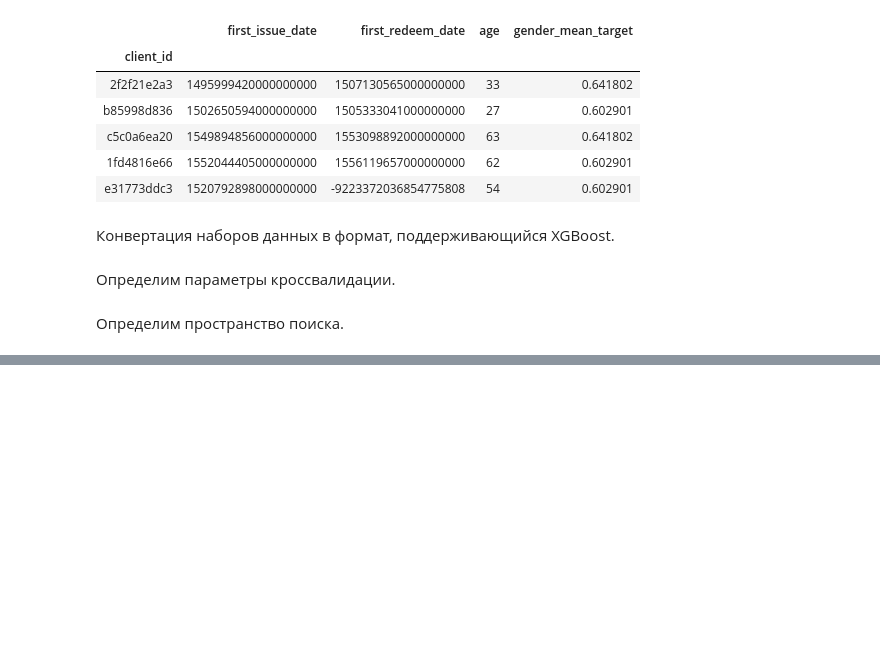
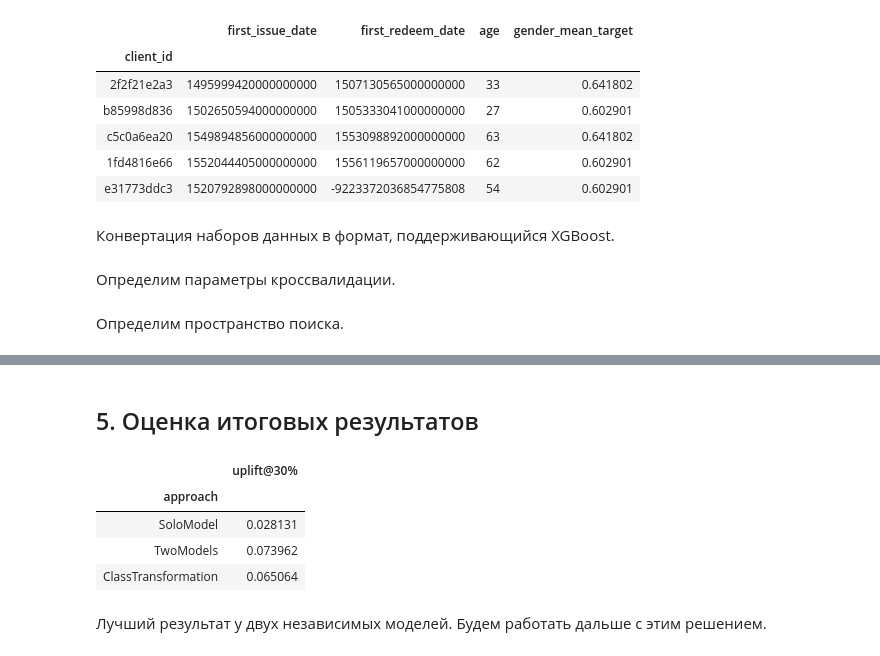
Before and after one commit to doksketch/call-you-maybe, a Jupyter notebook: sandbox/00_baseline.ipynb, the cells around one changed output, grey strips where cells are left out. Cells and saved outputs as stored; diff of their text form; code cells hidden in the pictures; blank space fills up the shorter version.

```diff
--- a/sandbox/00_baseline.ipynb
+++ b/sandbox/00_baseline.ipynb
@@ -275,0 +400,29 @@ train_params = {'num_boost_round': 200,
+# %%
+ct = ClassTransformation(xgb.XGBClassifier(params={'alpha':0.7671748089960383,
+                                   'booster': 'gbtree',
+                                   'colsample_bytree': 0.5512147435147441,
+                                   'eta': 0.1265523526773935,
+                                   'lambda': 0.9663740209908993,
+                                    'max_depth': 1,
+                                    'min_child_weight': 16.67544601744243,
+                                    'subsample': 0.538227954867007}, **train_params))
+ct = ct.fit(train_mean_target_part, y_train, treat_train)
+uplift_ct = ct.predict(X_valid)
+
+ct_score_30 = uplift_at_k(y_true=y_valid, uplift=uplift_ct, treatment=treat_valid, strategy='by_group', k=0.3)
+
+uplift_results['approach'].append('ClassTransformation')
+uplift_results['uplift@30%'].append(ct_score_30)
+# %% [markdown]
+## <left>5. Оценка итоговых результатов<a class="anchor" id="estimate"></a><left>
+# %%
+results = pd.DataFrame(uplift_results).set_index('approach')
+results
+# %% [output]
+|  | uplift@30% |
+| approach |  |
+| SoloModel | 0.028131 |
+| TwoModels | 0.073962 |
+| ClassTransformation | 0.065064 |
+# %% [markdown]
+Лучший результат у двух независимых моделей. Будем работать дальше с этим решением.
```
Also changed, not shown: parts of 24 cells of this notebook.
